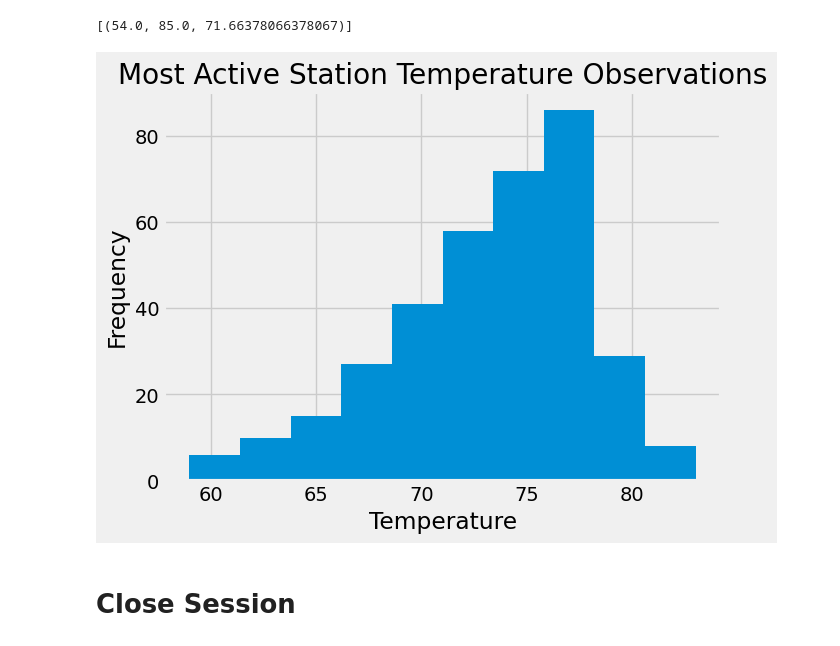
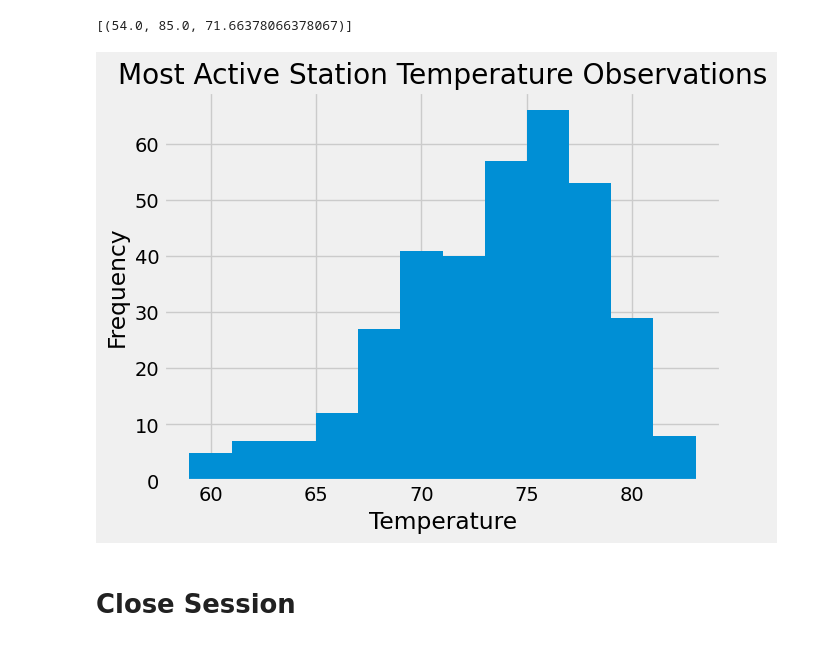
Before and after one commit to elizabethmorgan26/sqlalchemy-challenge, a Jupyter notebook: SurfsUp/climate_starter.ipynb, the cells around one changed output. Drawn from its saved outputs; the diff is of its cells as text; code cells hidden in the pictures.

```diff
--- a/SurfsUp/climate_starter.ipynb
+++ b/SurfsUp/climate_starter.ipynb
@@ -53,13 +54,19 @@ print(most_recent_date)
 # Starting from the most recent data point in the database.
 
 # Calculate the date one year from the last date in data set.
-prev_yr = str(int(latest_date[3]) - 1)
-if prev_yr == -1: prev_yr = 9 # base 10 check
-one_yr_prior = latest_date[:3] + prev_yr + latest_date[4:]
+
+# Convert the most_recent_date string to a datetime object
+most_recent_date_dt = dt.datetime.strptime(most_recent_date, '%Y-%m-%d')
+
+# Calculate the date one year from the last date in the dataset using timedelta
+one_year_prior_dt = most_recent_date_dt - timedelta(days=365)
+
+# Convert the one_year_prior_dt back to a string
+one_yr_prior = one_year_prior_dt.strftime('%Y-%m-%d')
 
 # Perform a query to retrieve the data and precipitation scores
 relevant_dates = session.query(Measurement.date, Measurement.prcp).\
-    filter(func.strftime("%Y-%m-%d", Measurement.date) <= latest_date).\
+    filter(func.strftime("%Y-%m-%d", Measurement.date) <= most_recent_date).\
     filter(func.strftime("%Y-%m-%d", Measurement.date) >= one_yr_prior).\
     order_by(Measurement.date.asc()).all()
 
@@ -127,19 +134,19 @@ session.query(func.min(Measurement.tobs), func.max(Measurement.tobs), func.avg(M
 # %%
 # Using the most active station id
 # Query the last 12 months of temperature observation data for this station and plot the results as a histogram
 tobs_data = session.query(Measurement.tobs).\
-    filter(func.strftime("%Y-%m-%d", Measurement.date) <= latest_date).\
+    filter(func.strftime("%Y-%m-%d", Measurement.date) <= most_recent_date).\
     filter(func.strftime("%Y-%m-%d", Measurement.date) >= one_yr_prior).\
     filter(Measurement.station == station_cts[0][0]).\
     order_by(Measurement.date.asc()).all()
 most_active_tobs_df = pd.DataFrame(tobs_data, columns=["Temperature"])
-plt.hist(most_active_tobs_df["Temperature"])
+plt.hist(most_active_tobs_df["Temperature"], bins=12)
 plt.xlabel("Temperature")
 plt.ylabel("Frequency")
 plt.title("Most Active Station Temperature Observations")
 plt.show()
 # %% [output]
-[figure, old version]
+[figure, new version]
 # %% [markdown]
 # Close Session
 # %%
```
Also changed, not shown: parts of 1 cell of this notebook, 1 other file.
